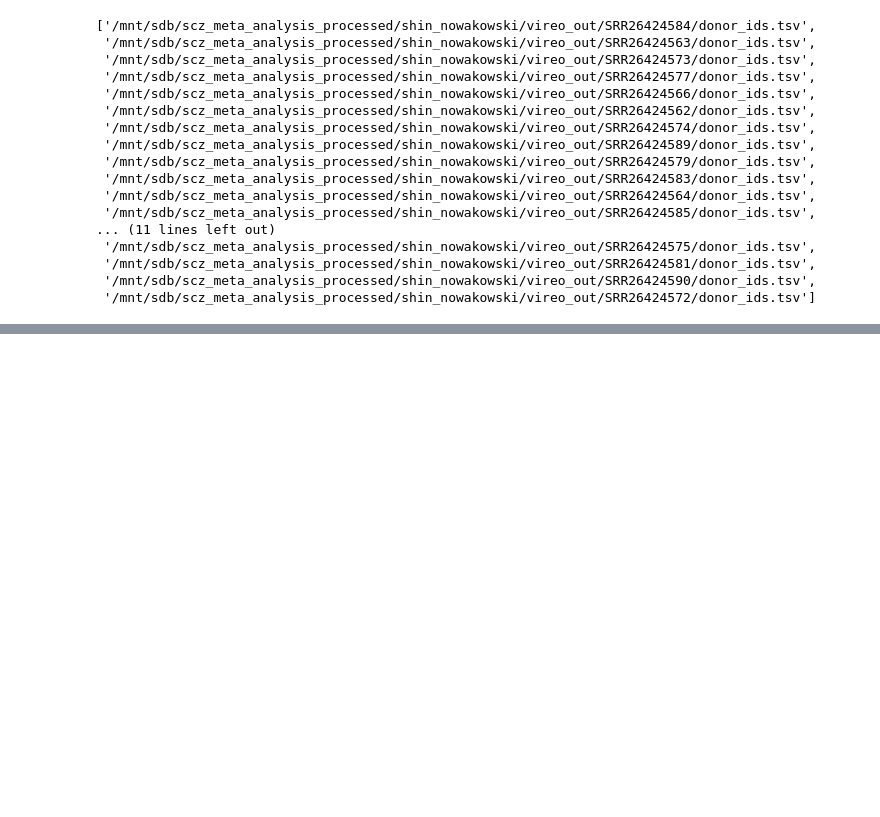
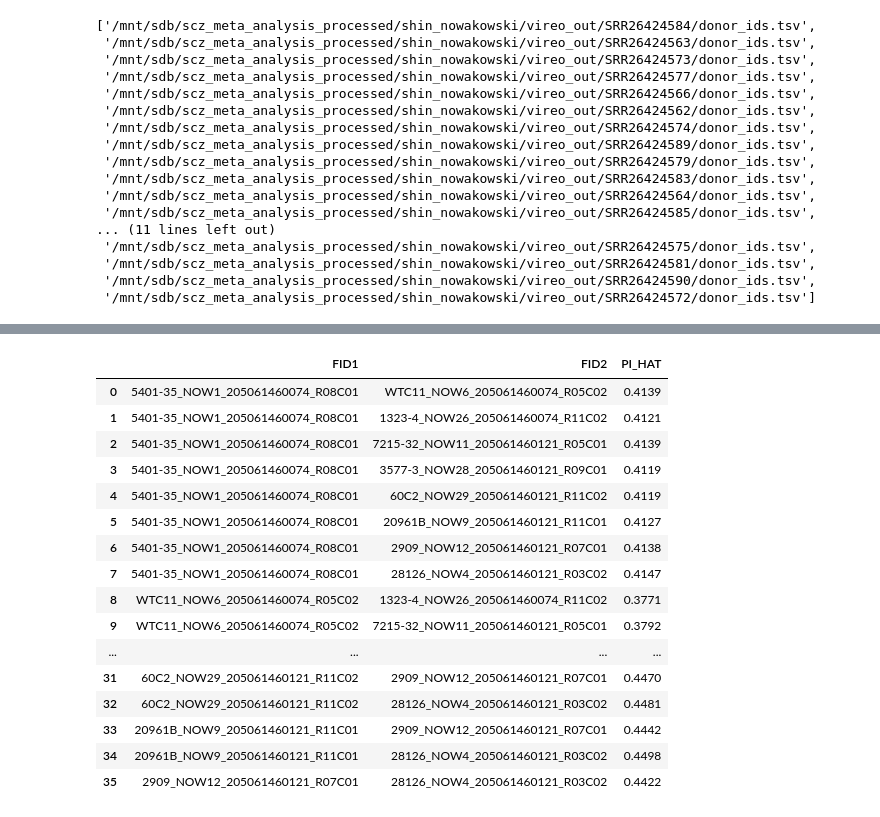
Before and after one commit to deepak-kaji/schizophrenia_organoid_convergence, a Jupyter notebook: demuxing/vireo_assignments.ipynb, the cells around one changed output, grey strips where cells are left out. Cells and saved outputs as stored; diff of their text form; code cells hidden in the pictures; blank space fills up the shorter version.

```diff
--- a/demuxing/vireo_assignments.ipynb
+++ b/demuxing/vireo_assignments.ipynb
@@ -247,0 +460,22 @@ result.sort_values(by='percentage_true', ascending=False)
+# %%
+donors = pd.read_table('/mnt/sda/scz_meta_analysis/shin_nowakowski_cellstemcell_2025/genotypes/gtc2vcf/vcfs/donors_relatedness.genome', delim_whitespace=True)
+# %%
+donors[['FID1', 'FID2', 'PI_HAT']]
+# %% [output]
+|  | FID1 | FID2 | PI_HAT |
+| 0 | 5401-35_NOW1_205061460074_R08C01 | WTC11_NOW6_205061460074_R05C02 | 0.4139 |
+| 1 | 5401-35_NOW1_205061460074_R08C01 | 1323-4_NOW26_205061460074_R11C02 | 0.4121 |
+| 2 | 5401-35_NOW1_205061460074_R08C01 | 7215-32_NOW11_205061460121_R05C01 | 0.4139 |
+| 3 | 5401-35_NOW1_205061460074_R08C01 | 3577-3_NOW28_205061460121_R09C01 | 0.4119 |
+| 4 | 5401-35_NOW1_205061460074_R08C01 | 60C2_NOW29_205061460121_R11C02 | 0.4119 |
+| 5 | 5401-35_NOW1_205061460074_R08C01 | 20961B_NOW9_205061460121_R11C01 | 0.4127 |
+| 6 | 5401-35_NOW1_205061460074_R08C01 | 2909_NOW12_205061460121_R07C01 | 0.4138 |
+| 7 | 5401-35_NOW1_205061460074_R08C01 | 28126_NOW4_205061460121_R03C02 | 0.4147 |
+| 8 | WTC11_NOW6_205061460074_R05C02 | 1323-4_NOW26_205061460074_R11C02 | 0.3771 |
+| 9 | WTC11_NOW6_205061460074_R05C02 | 7215-32_NOW11_205061460121_R05C01 | 0.3792 |
+| ... | ... | ... | ... |
+| 31 | 60C2_NOW29_205061460121_R11C02 | 2909_NOW12_205061460121_R07C01 | 0.4470 |
+| 32 | 60C2_NOW29_205061460121_R11C02 | 28126_NOW4_205061460121_R03C02 | 0.4481 |
+| 33 | 20961B_NOW9_205061460121_R11C01 | 2909_NOW12_205061460121_R07C01 | 0.4442 |
+| 34 | 20961B_NOW9_205061460121_R11C01 | 28126_NOW4_205061460121_R03C02 | 0.4498 |
+| 35 | 2909_NOW12_205061460121_R07C01 | 28126_NOW4_205061460121_R03C02 | 0.4422 |
```
Also changed, not shown: parts of 27 cells of this notebook, 4 other files.
